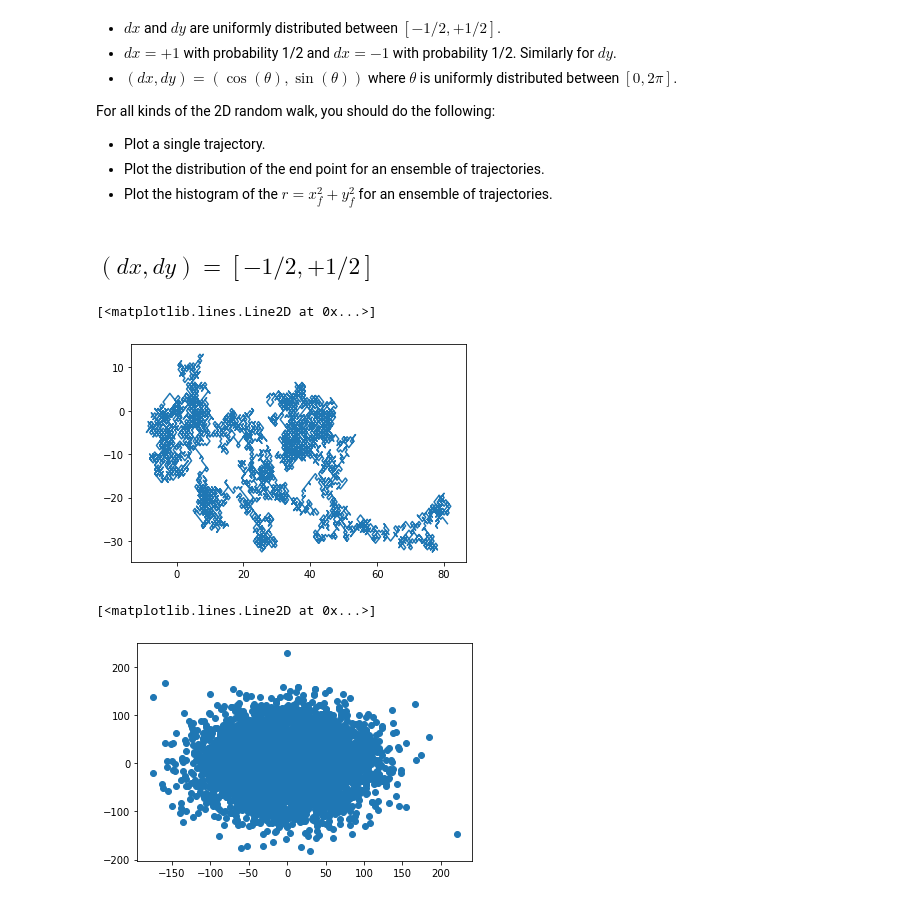
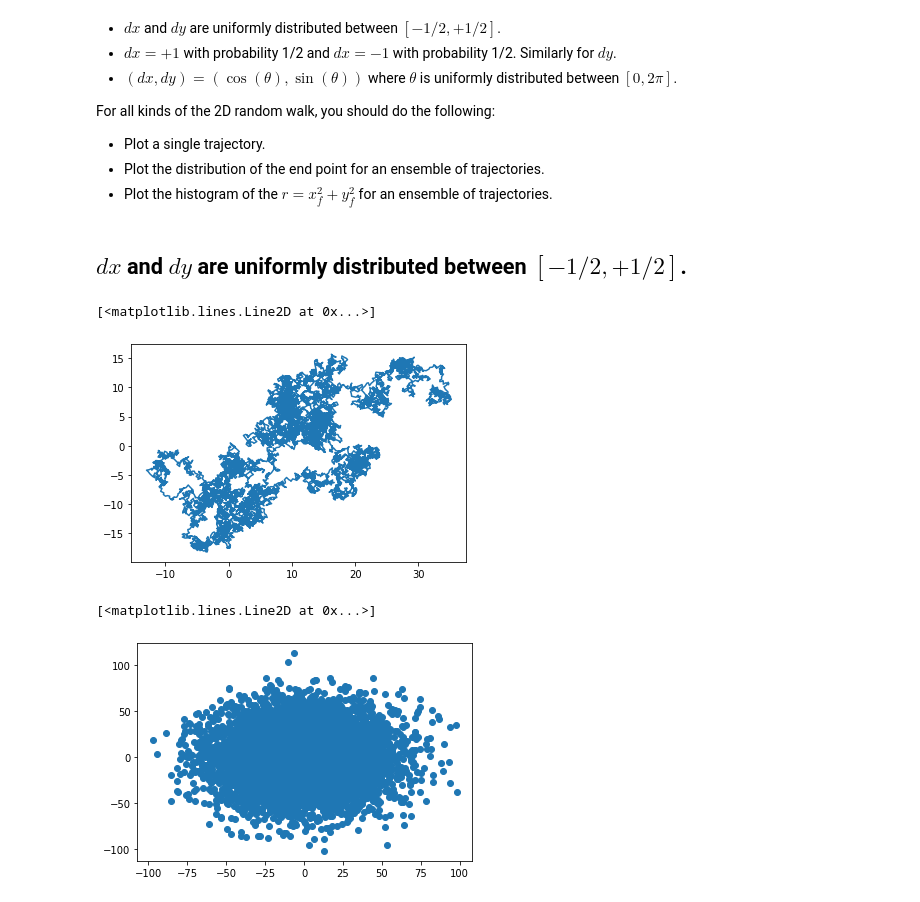
Before and after one commit to NTHU-Phys-Qubit/hw1-qaz20031616, a Jupyter notebook: Problem-2.ipynb, the cells around one changed output. Cells and saved outputs as stored; diff of their text form; code cells hidden in the pictures.

```diff
--- a/Problem-2.ipynb
+++ b/Problem-2.ipynb
@@ -14,40 +11,34 @@ For all kinds of the 2D random walk, you should do the following:
 * Plot the distribution of the end point for an ensemble of trajectories.
 * Plot the histogram of the $r=x^2_f+y^2_f$ for an ensemble of trajectories.
 # %% [markdown]
-## $(dx,dy) = [-1/2,+1/2]$
+## $dx$ and $dy$ are uniformly distributed between $[-1/2, +1/2]$.
 # %%
 import random
 import numpy as np
 import matplotlib.pyplot as plt
 import math
-dims = 2
 step_n = 10000
-step_set = [-1/2, 1/2]
-origin = np.zeros((1,dims))
-step_shape = (step_n,dims)
-steps = np.random.choice(a=step_set, size=step_shape, p=[0.5, 0.5])
-path = np.concatenate([origin, steps]).cumsum(0)
+path_x = np.random.uniform(-0.5, 0.5, step_n)
+path_x = np.cumsum(path_x)
+path_y = np.random.uniform(-0.5, 0.5, step_n)
+path_y = np.cumsum(path_y)
 
-plt.plot(path[:,0],path[:,1])
+plt.plot(path_x, path_y)
 # %% [output]
 [<matplotlib.lines.Line2D at 0x...>]
-[figure, old version]
+[figure, new version]
 # %%
-dims = 2
 path_end_x = []
 path_end_y = []
 for i in range(6000):  #6000 times
     step_n = 10000  #each time 10000 steps
-    step_set = [-1/2, 1/2]
-    origin = np.zeros((1,dims))
-    step_shape = (step_n,dims)
-    steps = np.random.choice(a=step_set, size=step_shape, p=[0.5, 0.5])
-    path = np.concatenate([origin, steps]).cumsum(0)
-    path_end_x.append(path[-1][0])
-    path_end_y.append(path[-1][1])
+    path_x = np.random.uniform(-0.5, 0.5, step_n)
+    path_end_x.append(np.sum(path_x))
+    path_y = np.random.uniform(-0.5, 0.5, step_n)
+    path_end_y.append(np.sum(path_y))
 
 plt.plot(path_end_x, path_end_y,'o')
 # %% [output]
 [<matplotlib.lines.Line2D at 0x...>]
-[figure, old version]
+[figure, new version]
 # %%
```
Also changed, not shown: parts of 14 cells of this notebook, 1 other file.
